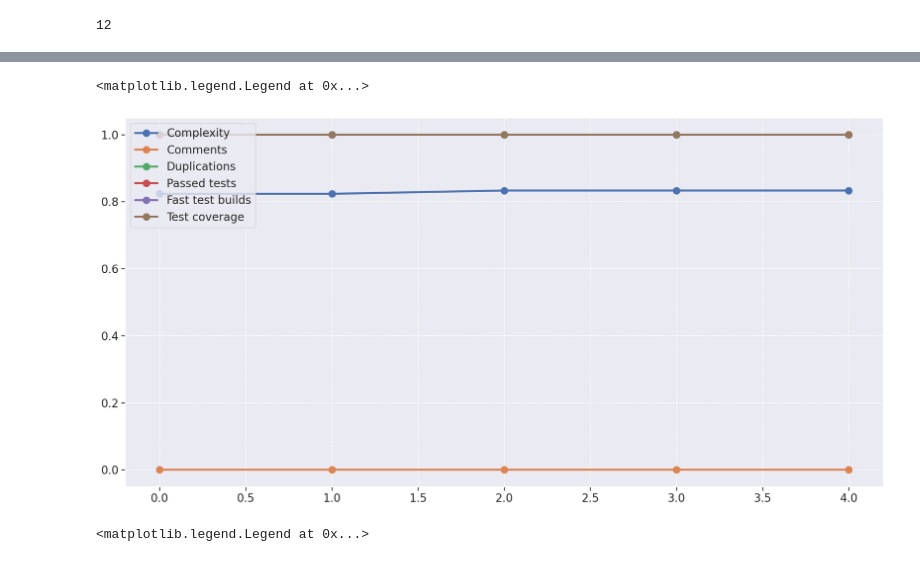
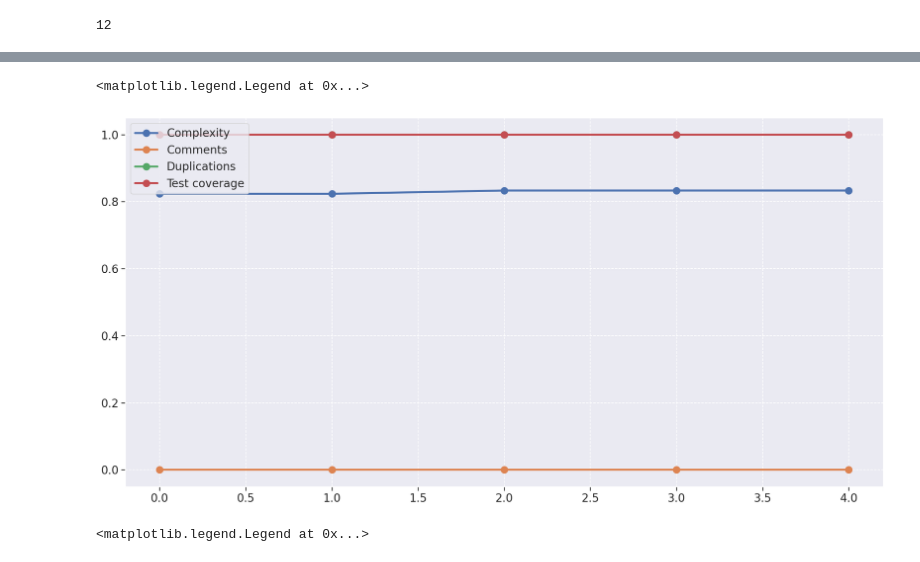
Before and after one commit to fga-eps-mds/2021-2-Oraculo-DOC, a Jupyter notebook: Notebook/analytics.ipynb, the cells around one changed output, grey strips where cells are left out. Drawn from its saved outputs; the diff is of its cells as text; code cells hidden in the pictures.

```diff
--- a/Notebook/analytics.ipynb
+++ b/Notebook/analytics.ipynb
@@ -134,11 +134,11 @@ metric_list = ['files',
                'duplicated_lines_density',
                'coverage',
                'ncloc',
-               'security_rating',
                'tests',
-               'test_success_density',
+               'test_errors',
+               'test_failures',
                'test_execution_time',
-               'reliability_rating']
+               'security_rating']
 
 len(metric_list)
 # %% [output]
@@ -360,16 +360,16 @@ plt.legend(loc='upper left')
 # %%
 fig = plt.figure(figsize=(20, 10))
 
 plt.plot(registros_metrics['m1'], label='Complexity', linewidth=3, marker='o', markersize=10)
 plt.plot(registros_metrics['m2'], label='Comments', linewidth=3, marker='o', markersize=10)
 plt.plot(registros_metrics['m3'], label='Duplications', linewidth=3, marker='o', markersize=10)
-plt.plot(registros_metrics['m4'], label='Passed tests', linewidth=3, marker='o', markersize=10)
-plt.plot(registros_metrics['m5'], label='Fast test builds', linewidth=3, marker='o', markersize=10)
+#plt.plot(registros_metrics['m4'], label='Passed tests', linewidth=3, marker='o', markersize=10)
+#plt.plot(registros_metrics['m5'], label='Fast test builds', linewidth=3, marker='o', markersize=10)
 plt.plot(registros_metrics['m6'], label='Test coverage', linewidth=3, marker='o', markersize=10)
 plt.legend(loc='upper left')
 # %% [output]
 <matplotlib.legend.Legend at 0x...>
-[figure, old version]
+[figure, new version]
 # %%
 psc1 = 1
 psc2 = 1
```
Also changed, not shown: parts of 21 cells of this notebook, 2 other files.
